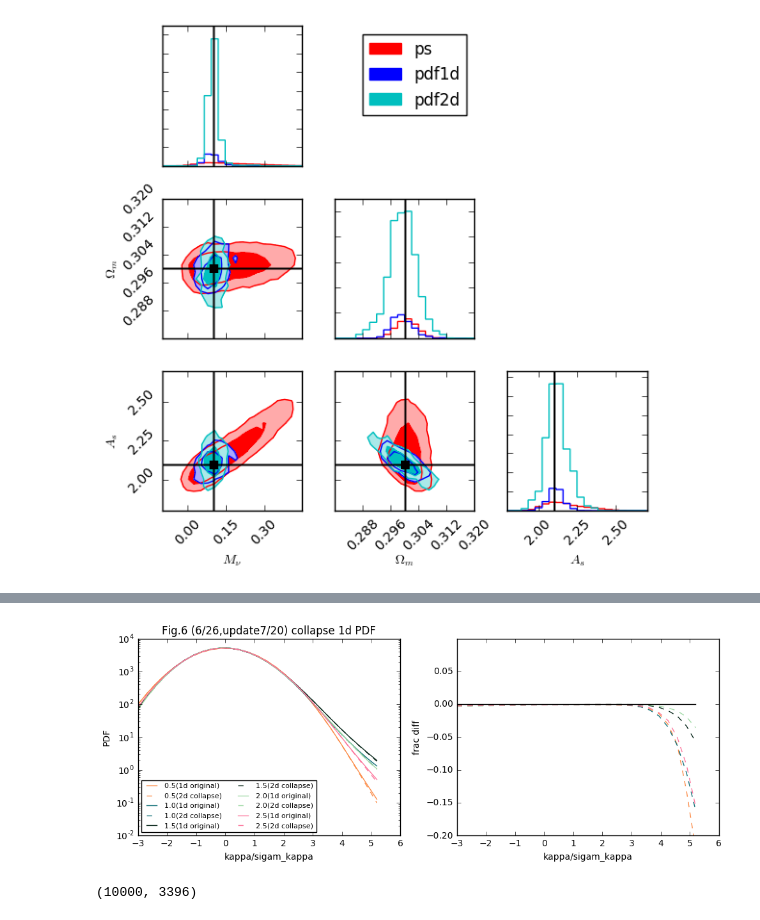
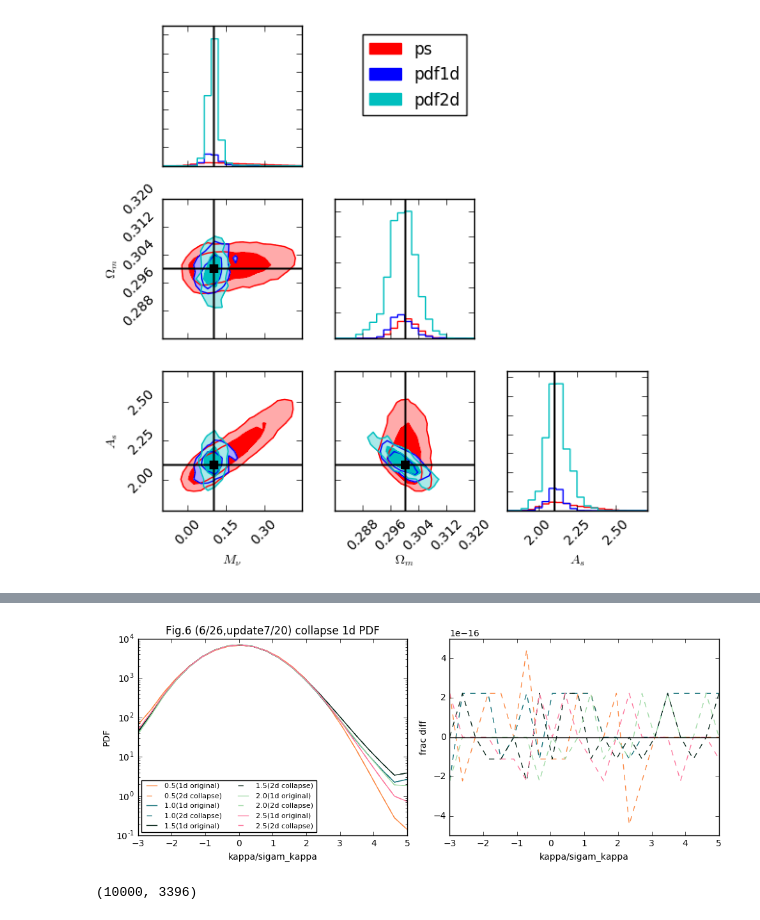
Before and after one commit to liuxx479/PDFs, a Jupyter notebook: likelihood.ipynb, the cells around one changed output, grey strips where cells are left out. Cells and saved outputs as stored; diff of their text form; code cells hidden in the pictures.

```diff
--- a/likelihood.ipynb
+++ b/likelihood.ipynb
@@ -173,7 +173,7 @@ import sys, itertools
 
 Nk='10k' # '5ka', '5kb'
 Ngrid = 50
-
+Nmin=0.1
 z_arr = arange(0.5,3,0.5)
 Nz = len(z_arr)
 #####################################
@@ -227,7 +227,7 @@ covpsN = cov(psN_cov,rowvar=0)*12.25/2e4
 covIpsN = mat(covpsN).I
 
 ###### PDF 1D
-idxt=where(pdf1dN[:,1]>5)#range(10, 20)#
+idxt=where(pdf1dN[:,1]>Nmin)#range(10, 20)#
 
 pdf1dN_flat= swapaxes(pdf1dN[idxt[0],:,idxt[1]],0,1).reshape(101,-1)
 # pdf1dN1k_flat = array([swapaxes(ips[idxt[0],:,idxt[1]],0,1).reshape(101,-1) for ips in pdf1dN1ks])
@@ -237,7 +237,7 @@ covpdf1dN = cov(pdf1dN_cov,rowvar=0)*12.25/2e4
 covIpdf1dN = mat(covpdf1dN).I
 
 ###### PDF 2D
-idxt2=where(pdf2dN[:,1]>5)
+idxt2=where(pdf2dN[:,1]>Nmin)
 
 pdf2dN_flat= swapaxes(pdf2dN,0,1)[:,idxt2[0],idxt2[1],idxt2[2]]
 # pdf2dN1k_flat= array([swapaxes(ips,0,1)[:,idxt2[0],idxt2[1],idxt2[2]] for ips in pdf2dN1ks])
@@ -433,25 +436,25 @@ pdf1dNb.shape
 # %%
 f, (ax,ax2)=subplots(1,2, figsize=(10,4))
 seed(45)
-kbins = linspace(-3,5.2,27)
+kbins = linspace(-3,5,22)
 for i in range(5):
     icolor=rand(3)
     ax.plot(kbins, pdf1dN[i][1],'-',color=icolor,label=str(z_arr[i])+'(1d original)')
     ax.plot(kbins, pdf1dNb[i][1],'--',color=icolor,label=str(z_arr[i])+'(2d collapse)')
     ax2.plot(kbins, pdf1dNb[i][1]/pdf1dN[i][1]-1,'--',color=icolor,label=str(z_arr[i])+'(2d collapse)')
 ax.set_yscale('log')
 ax.set_xlabel('kappa/sigam_kappa')
 ax2.set_xlabel('kappa/sigam_kappa')
-ax2.plot(kbins,zeros(27),'k-')
-ax2.set_ylim(-0.2,0.1)
+ax2.plot(kbins,zeros(len(kbins)),'k-')
+#ax2.set_ylim(-0.01,0.01)
 ax.set_ylabel('PDF')
 ax2.set_ylabel('frac diff')
 ax.legend(fontsize=8, ncol=2,loc='best')
 ax.set_title('Fig.6 (6/26,update7/20) collapse 1d PDF')
 plt.tight_layout()
 show()
 # %% [output]
-[figure, old version]
+[figure, new version]
 # %%
 pdf2dN_cov.shape
 # %% [output]
```
Also changed, not shown: parts of 8 cells of this notebook, 1 other file.
